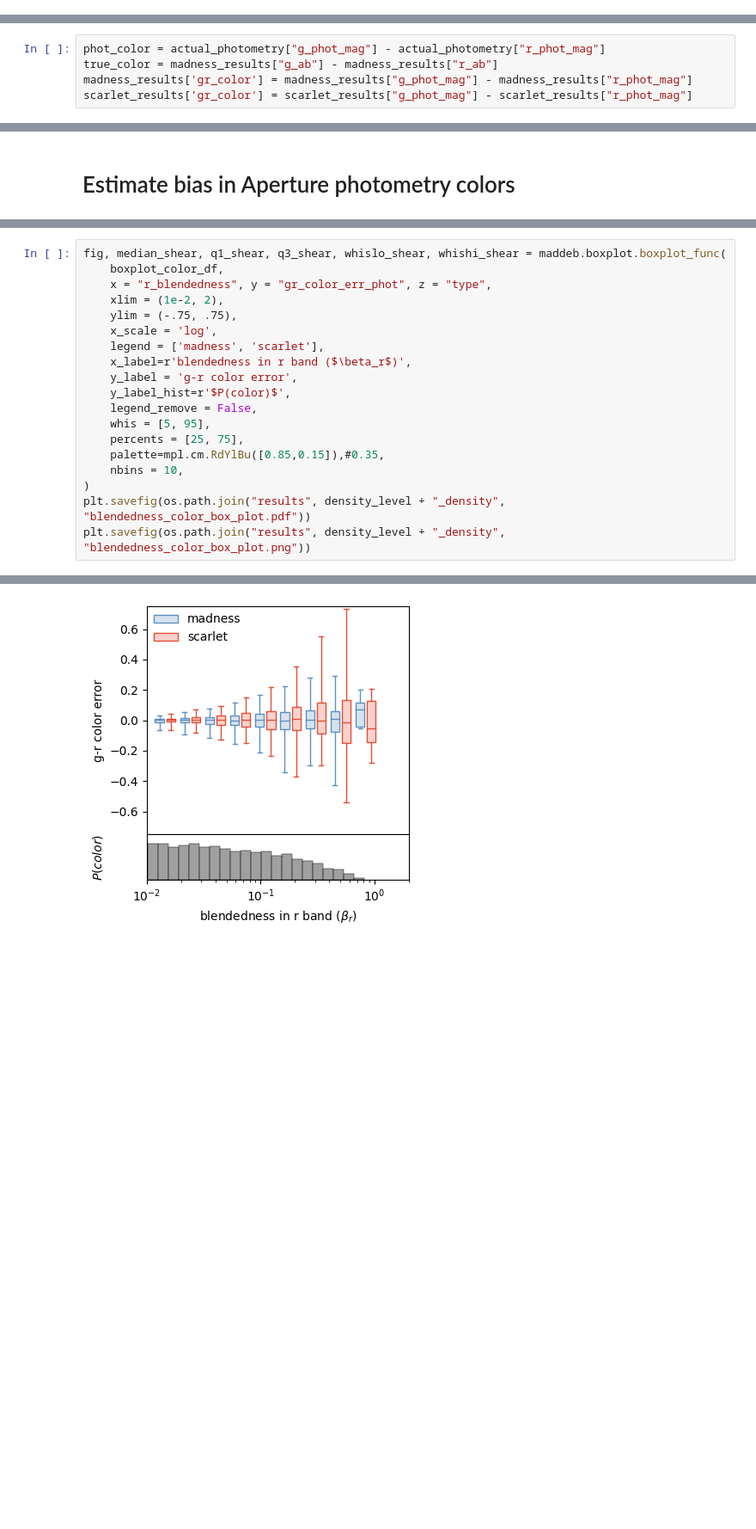
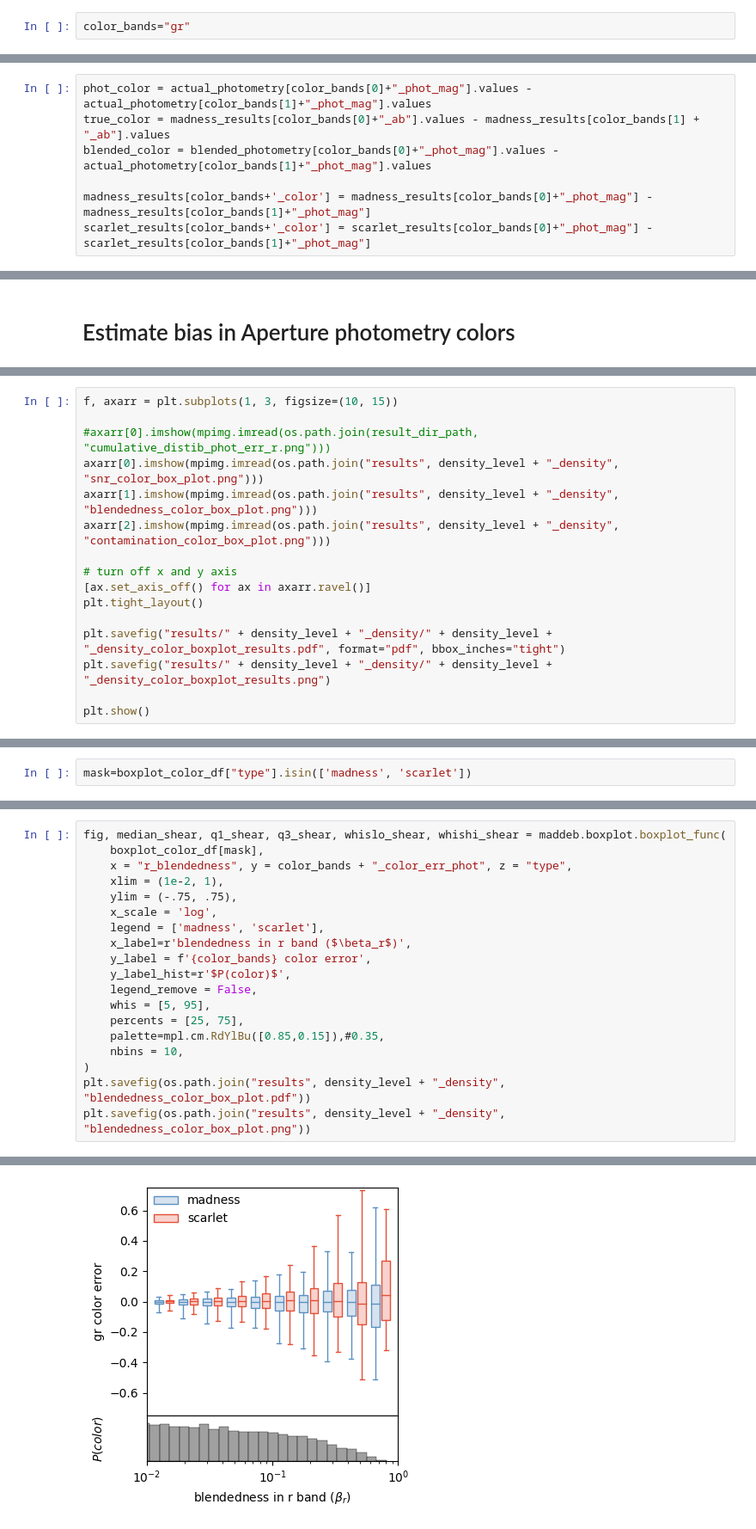
Before and after one commit to b-biswas/MADNESS-legacy, a Jupyter notebook: notebooks/compare_color_results_high_density.ipynb, the cells around one changed output, grey strips where cells are left out. Shown at 86% size. Drawn from its saved outputs; the diff is of its cells as text; blank space fills up the shorter version.

```diff
--- a/notebooks/compare_color_results_high_density.ipynb
+++ b/notebooks/compare_color_results_high_density.ipynb
@@ -128,0 +132,2 @@ plt.plot([15,27],[15,27], color="r")
+# %%
+color_bands="gr"
@@ -129,8 +138,10 @@ plt.plot([15,27],[15,27], color="r")
 # %%
-phot_color = actual_photometry["g_phot_mag"] - actual_photometry["r_phot_mag"]
-true_color = madness_results["g_ab"] - madness_results["r_ab"]
-madness_results['gr_color'] = madness_results["g_phot_mag"] - madness_results["r_phot_mag"]
-scarlet_results['gr_color'] = scarlet_results["g_phot_mag"] - scarlet_results["r_phot_mag"]
+phot_color = actual_photometry[color_bands[0]+"_phot_mag"].values - actual_photometry[color_bands[1]+"_phot_mag"].values
+true_color = madness_results[color_bands[0]+"_ab"].values - madness_results[color_bands[1] + "_ab"].values
+blended_color = blended_photometry[color_bands[0]+"_phot_mag"].values - actual_photometry[color_bands[1]+"_phot_mag"].values
+
+madness_results[color_bands+'_color'] = madness_results[color_bands[0]+"_phot_mag"] - madness_results[color_bands[1]+"_phot_mag"]
+scarlet_results[color_bands+'_color'] = scarlet_results[color_bands[0]+"_phot_mag"] - scarlet_results[color_bands[1]+"_phot_mag"]
 # %%
 boxplot_color_df = {}
 
@@ -210,0 +458,16 @@ plt.savefig(os.path.join("results", density_level + "_density",  "bias_color_box
+# %%
+f, axarr = plt.subplots(1, 3, figsize=(10, 15))
+
+#axarr[0].imshow(mpimg.imread(os.path.join(result_dir_path, "cumulative_distib_phot_err_r.png")))
+axarr[0].imshow(mpimg.imread(os.path.join("results", density_level + "_density", "snr_color_box_plot.png")))
+axarr[1].imshow(mpimg.imread(os.path.join("results", density_level + "_density", "blendedness_color_box_plot.png")))
+axarr[2].imshow(mpimg.imread(os.path.join("results", density_level + "_density", "contamination_color_box_plot.png")))
+
+# turn off x and y axis
+[ax.set_axis_off() for ax in axarr.ravel()]
+plt.tight_layout()
+
+plt.savefig("results/" + density_level + "_density/" + density_level + "_density_color_boxplot_results.pdf", format="pdf", bbox_inches="tight")
+plt.savefig("results/" + density_level + "_density/" + density_level + "_density_color_boxplot_results.png")
+
+plt.show()
@@ -215,2 +479,4 @@ comparing the gr color obtained aperture photometry between the isolated and deb
+# %%
+mask=boxplot_color_df["type"].isin(['madness', 'scarlet'])
 # %%
 fig, median_shear, q1_shear, q3_shear, whislo_shear, whishi_shear = maddeb.boxplot.boxplot_func(
@@ -236,13 +503,13 @@ plt.savefig(os.path.join("results", density_level + "_density",  "bias_color_box
 # %%
 fig, median_shear, q1_shear, q3_shear, whislo_shear, whishi_shear = maddeb.boxplot.boxplot_func(
-    boxplot_color_df,
-    x = "r_blendedness", y = "gr_color_err_phot", z = "type",
-    xlim = (1e-2, 2),
+    boxplot_color_df[mask],
+    x = "r_blendedness", y = color_bands + "_color_err_phot", z = "type",
+    xlim = (1e-2, 1),
     ylim = (-.75, .75),
     x_scale = 'log',
     legend = ['madness', 'scarlet'],
     x_label=r'blendedness in r band ($\beta_r$)',
-    y_label = 'g-r color error',
+    y_label = f'{color_bands} color error',
     y_label_hist=r'$P(color)$',
     legend_remove = False,
     whis = [5, 95],
@@ -256,3 +524,3 @@ plt.savefig(os.path.join("results", density_level + "_density",  "blendedness_co
-[figure, old version]
+[figure, new version]
 # %%
 fig, median_fluxerr, q1_fluxerr, q3_fluxerr, whislo_fluxerr, whishi_fluxerr = maddeb.boxplot.boxplot_func(
```
Also changed, not shown: parts of 38 cells of this notebook.
